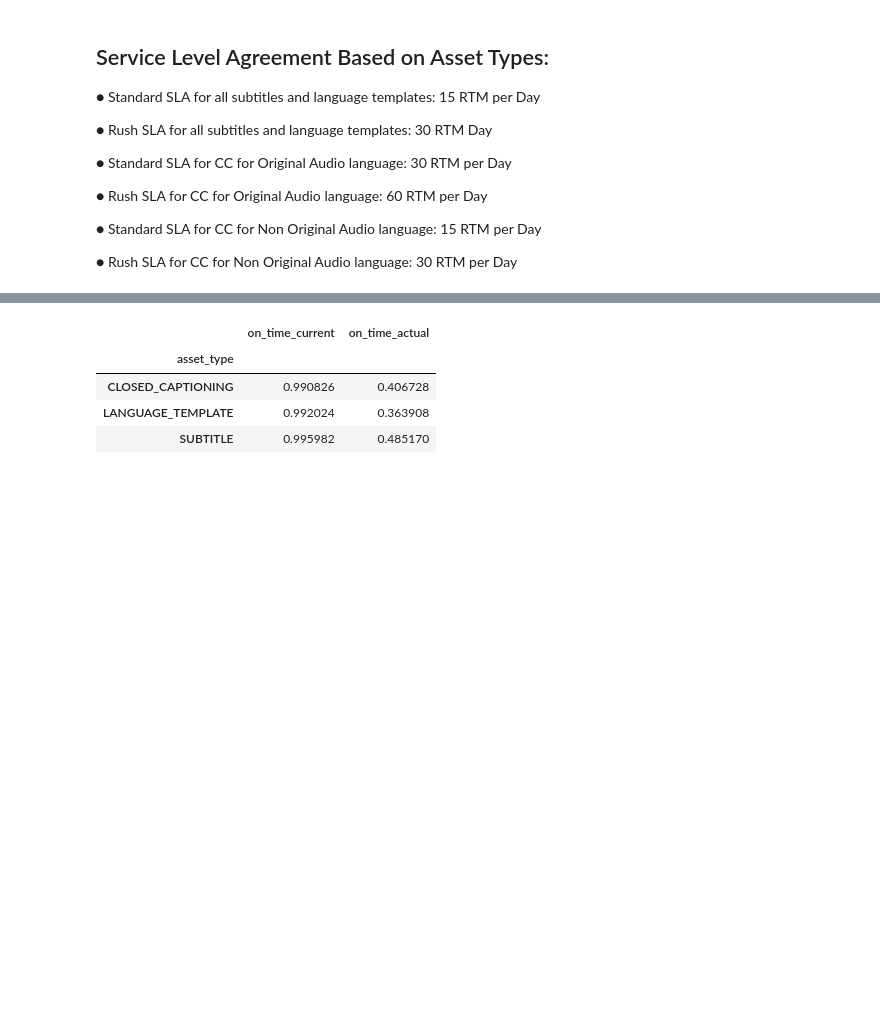
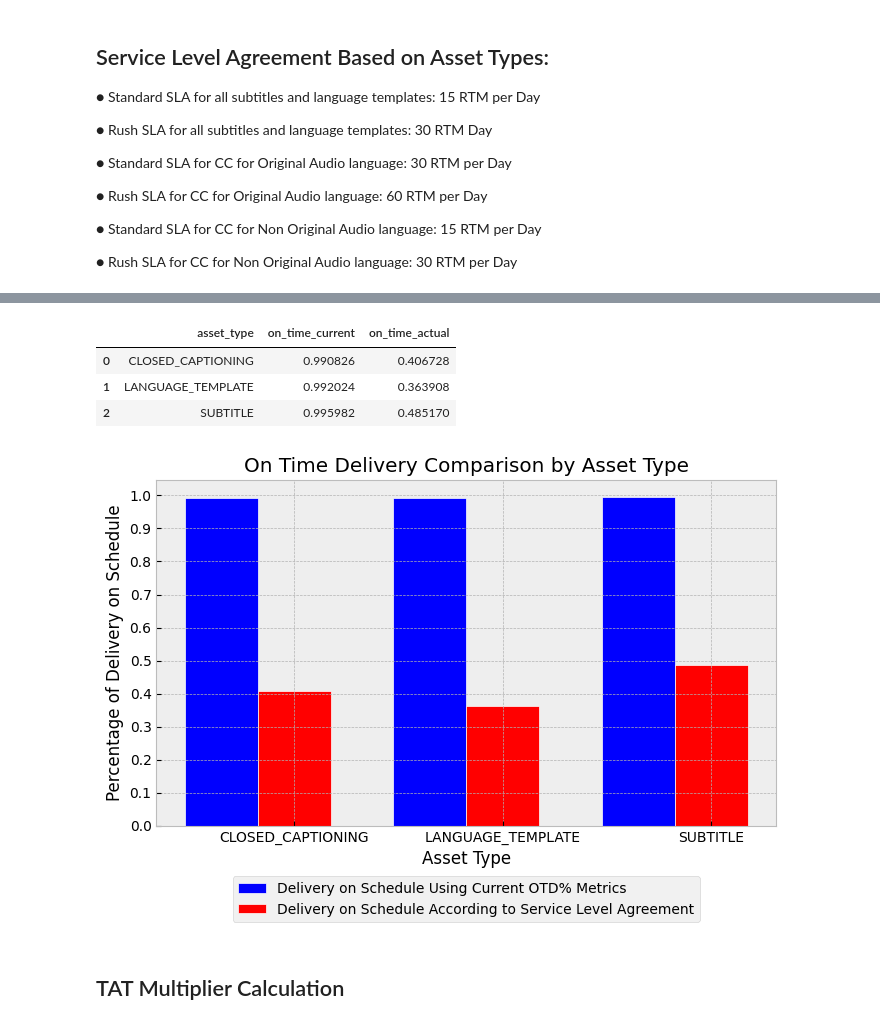
Before and after one commit to offthemenu/tatMultiplierProject, a Jupyter notebook: Processing/dataProcessing.ipynb, the cells around one changed output, grey strips where cells are left out. Cells and saved outputs as stored; diff of their text form; code cells hidden in the pictures; blank space fills up the shorter version.

```diff
--- a/Processing/dataProcessing.ipynb
+++ b/Processing/dataProcessing.ipynb
@@ -57,6 +76,18 @@ for author in unique_authors:
     author_mapping[author] = get_random_string()
 
 df['author_anonymous'] = df['author'].map(author_mapping)
+# %%
+def get_random_numbers():
+    return random.randint(2000000,2999999)
+
+unique_packageID = df["package_id"].unique()
+
+packageID_mapping = {}
+
+for id in unique_packageID:
+    packageID_mapping[id] = get_random_numbers()
+
+df['package_id_new'] = df['package_id'].map(packageID_mapping)
 # %%
 df_orig = df[['author_anonymous', 'package_id', 'asset_type',
        'content_category', 'reason_code', 'original_audio_language',
@@ -109,7 +140,7 @@ for index, row in df.iterrows():
         elif row["reason_code"] == "RUSH":
             df.at[index, "expected_daily_output"] = 30
 
-df = df[['author_anonymous', 'package_id', 'asset_type',
+df = df[['author_anonymous', 'package_id_new', 'asset_type',
        'content_category', 'reason_code', 'original_audio_language',
        'source_language', 'target_language',"expected_daily_output", 'runtime_minutes',
         'start_date', 'submit_date', 'due_date', 'on_time',]]
@@ -147,7 +178,6 @@ for index, row in df.iterrows():
     df.at[index, "expected_TAT"] = np.ceil(row["runtime_minutes"] / row["expected_daily_output"])
 
 for index, row in df.iterrows():
-    # df.at[index, "sla_coef"] = row["num_days_spent"] / row["expected_TAT"]
     if row["num_days_spent"] <= row["expected_TAT"]:
         df.at[index, "on_time_actual"] = 1
     else:
@@ -155,7 +185,7 @@ for index, row in df.iterrows():
 
 df = df.rename(columns={"on_time": "on_time_current"})
 
-df = df[['author_anonymous', 'package_id', 'asset_type',
+df = df[['author_anonymous', 'package_id_new', 'asset_type',
        'content_category', 'reason_code', 'original_audio_language',
        'source_language', 'target_language', 'runtime_minutes',
-        'start_date', 'submit_date', 'due_date', 'on_time_current', "expected_daily_output", 'num_days_spent','expected_TAT','on_time_actual', "sla_coef"]]
+        'start_date', 'submit_date', 'due_date', 'on_time_current', "expected_daily_output", 'num_days_spent','expected_TAT','on_time_actual']]
@@ -162,10 +207,0 @@ df = df[['author_anonymous', 'package_id', 'asset_type',
-# %%
-# df[df["target_language"] == "en"].groupby(by=["asset_type", 'source_language', 'target_language']).agg({"sla_coef": "describe"})
-# df.groupby(by=["asset_type"]).agg({"sla_coef": "describe", "on_time_current": "mean", "on_time_actual": "mean"})
-df.groupby(by=["asset_type"]).agg({"on_time_current": "mean", "on_time_actual": "mean"})
-# %% [output]
-|  | on_time_current | on_time_actual |
-| asset_type |  |  |
-| CLOSED_CAPTIONING | 0.990826 | 0.406728 |
-| LANGUAGE_TEMPLATE | 0.992024 | 0.363908 |
-| SUBTITLE | 0.995982 | 0.485170 |
@@ -176,0 +208,35 @@ df.groupby(by=["asset_type"]).agg({"on_time_current": "mean", "on_time_actual":
+# %%
+df_ontime_comparison = df.groupby(by=["asset_type"]).agg({"on_time_current": "mean", "on_time_actual": "mean"}).reset_index()
+df_ontime_comparison
+# %% [output]
+|  | asset_type | on_time_current | on_time_actual |
+| 0 | CLOSED_CAPTIONING | 0.990826 | 0.406728 |
+| 1 | LANGUAGE_TEMPLATE | 0.992024 | 0.363908 |
+| 2 | SUBTITLE | 0.995982 | 0.485170 |
+# %%
+bar_width = .35
+
+r1 = np.arange(len(df_ontime_comparison["asset_type"]))
+r2 = [x + bar_width for x in r1]
+
+fig, ax = plt.subplots(figsize=(7,5))
+
+ax.bar(r1, df_ontime_comparison["on_time_current"], width = bar_width, edgecolor="white", label="Delivery on Schedule Using Current OTD% Metrics", color = "blue")
+ax.bar(r2, df_ontime_comparison["on_time_actual"], width = bar_width, edgecolor="white", label="Delivery on Schedule According to Service Level Agreement", color = "red")
+
+ax.set_xticks([r + bar_width for r in range(len(df_ontime_comparison["asset_type"]))])
+ax.set_xticklabels(df_ontime_comparison["asset_type"])
+ax.set_xlabel('Asset Type')
+ax.set_yticks([0,.1,.2,.3,.4,.5,.6,.7,.8,.9,1.0])
+ax.set_ylabel('Percentage of Delivery on Schedule')
+ax.set_title('On Time Delivery Comparison by Asset Type')
+
+ax.legend(loc='upper center', bbox_to_anchor=(0.5, -0.125), ncol=1)
+
+plt.tight_layout()
+
+plt.show()
+# %% [output]
+[figure, added]
+# %% [markdown]
+## TAT Multiplier Calculation
```
Also changed, not shown: parts of 19 cells of this notebook, 4 other files.
